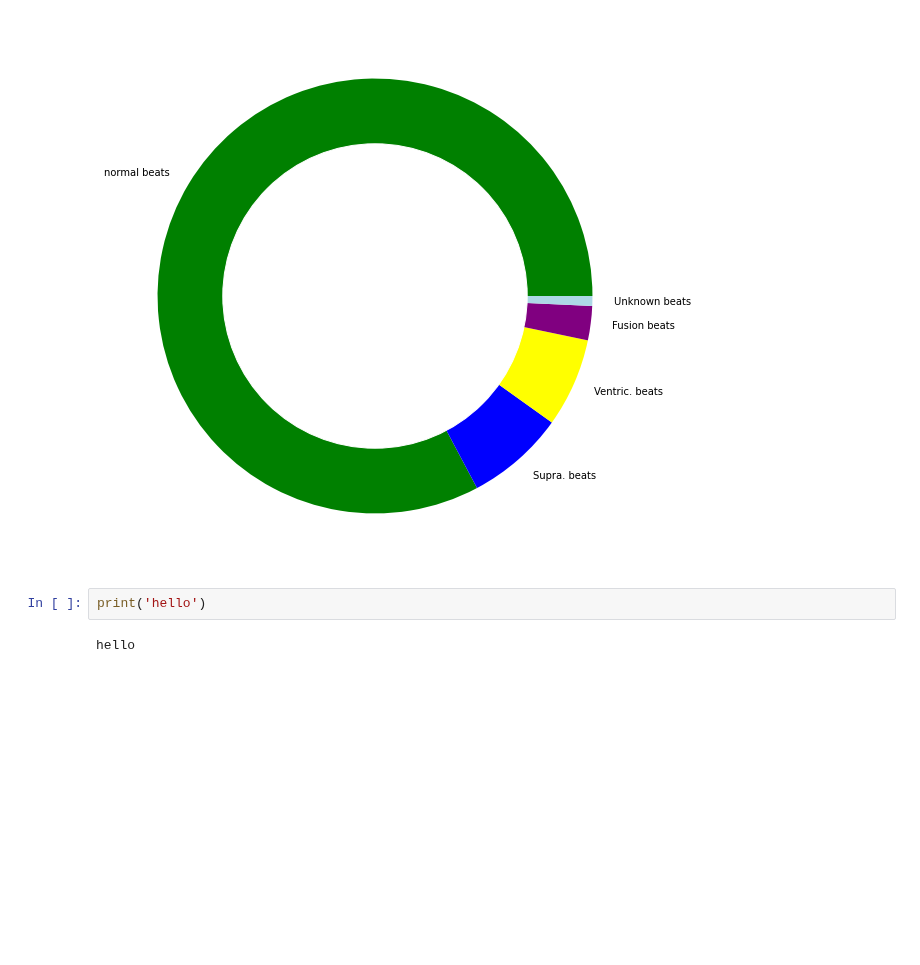
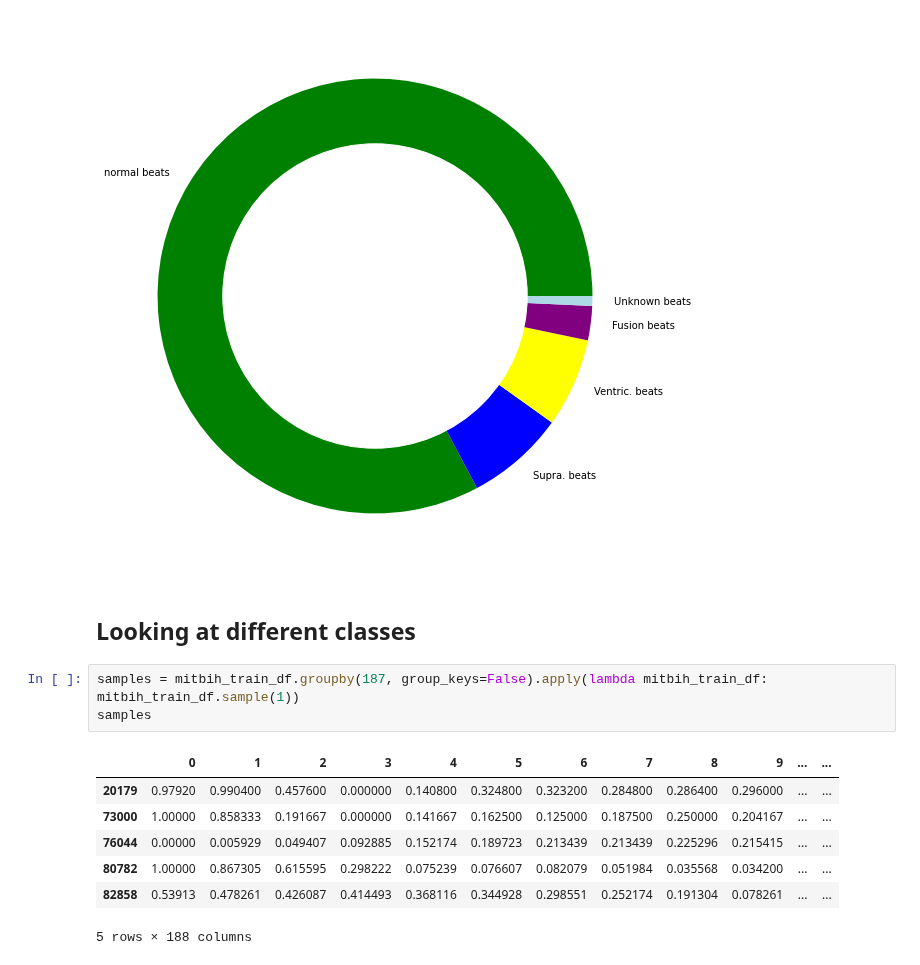
Before and after one commit to dilawarm/federated, a Jupyter notebook: notebooks/DataAnalysis.ipynb, the cells around one changed output. Saved outputs shown, nothing was run; the diff lists cells and outputs as text; blank space fills up the shorter version.

```diff
--- a/notebooks/DataAnalysis.ipynb
+++ b/notebooks/DataAnalysis.ipynb
@@ -44,7 +42,16 @@ p.gca().add_artist(pie)
 plt.show()
 # %% [output]
 [figure]
-# %%
-print('hello')
-# %% [output]
-hello
+# %% [markdown]
+## Looking at different classes
+# %%
+samples = mitbih_train_df.groupby(187, group_keys=False).apply(lambda mitbih_train_df: mitbih_train_df.sample(1))
+samples
+# %% [output]
+|  | 0 | 1 | 2 | 3 | 4 | 5 | 6 | 7 | 8 | 9 | ... | ... |
+| 20179 | 0.97920 | 0.990400 | 0.457600 | 0.000000 | 0.140800 | 0.324800 | 0.323200 | 0.284800 | 0.286400 | 0.296000 | ... | ... |
+| 73000 | 1.00000 | 0.858333 | 0.191667 | 0.000000 | 0.141667 | 0.162500 | 0.125000 | 0.187500 | 0.250000 | 0.204167 | ... | ... |
+| 76044 | 0.00000 | 0.005929 | 0.049407 | 0.092885 | 0.152174 | 0.189723 | 0.213439 | 0.213439 | 0.225296 | 0.215415 | ... | ... |
+| 80782 | 1.00000 | 0.867305 | 0.615595 | 0.298222 | 0.075239 | 0.076607 | 0.082079 | 0.051984 | 0.035568 | 0.034200 | ... | ... |
+| 82858 | 0.53913 | 0.478261 | 0.426087 | 0.414493 | 0.368116 | 0.344928 | 0.298551 | 0.252174 | 0.191304 | 0.078261 | ... | ... |
+5 rows × 188 columns
```
Also changed, not shown: parts of 2 cells of this notebook, 8 other files.
